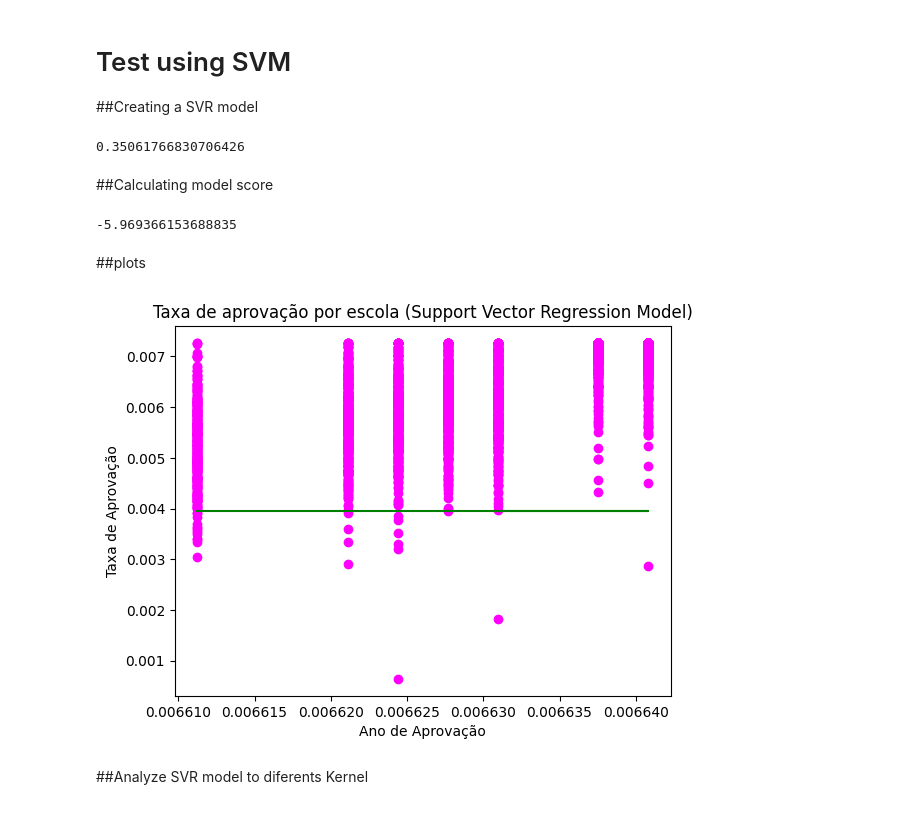
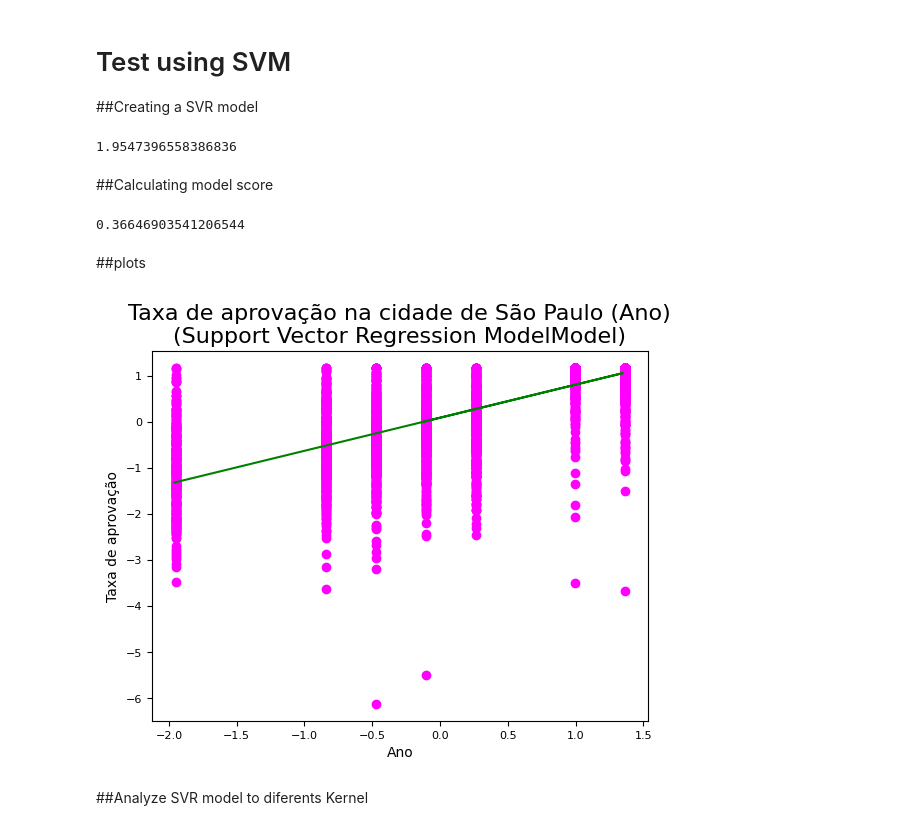
Before and after one commit to maiconspa/student-analysis, a Jupyter notebook: a3_ia.ipynb, the cells around one changed output. Cells and saved outputs as stored; diff of their text form; code cells hidden in the pictures.

Commit message:
graphic com comparative models

```diff
--- a/a3_ia.ipynb
+++ b/a3_ia.ipynb
@@ -355,31 +393,48 @@ plt.show()
 # %% [markdown]
 # Test using SVM
 ##Creating a SVR model
-# %%
-model_SVR = svm.SVR()
-model_SVR.fit(x_df_train,y_df_train)
-Y_pred = model_SVR.predict(x_df_test)
-
-print(mean_absolute_percentage_error(y_df_test, Y_pred))
-# %% [output]
-0.35061766830706426
+# %%
+model_SVR = svm.SVR(kernel="linear")
+sc_X = StandardScaler()
+sc_y = StandardScaler()
+
+# Dimensionando dados de treino
+X = sc_X.fit_transform(x_df_train)
+y = sc_y.fit_transform(y_df_train.reshape(-1, 1))
+model_SVR.fit(X, y)
+
+## Modelo de predição com dados de teste dimensionados
+X_test = sc_X.fit_transform(x_df_test)
+y_test = sc_y.fit_transform(y_df_test.reshape(-1, 1))
+Y_pred = model_SVR.predict(X_test)
+print(mean_absolute_percentage_error(y_test, Y_pred))
+
+## Modelo de predição com dados de teste NÃO dimensionados
+# Y_pred = model_SVR.predict(x_df_test)
+# print(mean_absolute_percentage_error(y_df_test, Y_pred))
+# %% [output]
+1.9547396558386836
 # %% [markdown]
 ##Calculating model score
-# %%
-model_SVR.score(x_df_test, y_df_test)
-# %% [output]
--5.969366153688835
+# %%
+## Score com dados de teste dimensionados
+model_SVR.score(X_test, y_test)
+
+## Score com dados de teste NÃO dimensionados
+# model_SVR.score(x_df_test, y_df_test)
+# %% [output]
+0.36646903541206544
 # %% [markdown]
 ##plots
 # %%
-plt.scatter(x_df_train, y_df_train, color = 'magenta')
-plt.plot(x_df_test, model_SVR.predict(x_df_test), color = 'green')
-plt.title('Taxa de aprovação por escola (Support Vector Regression Model)')
-plt.xlabel('Ano de Aprovação')
-plt.ylabel('Taxa de Aprovação')
+plt.scatter(X, y, color = 'magenta')
+plt.plot(X_test, model_SVR.predict(X_test), color = 'green')
+plt.title('Taxa de aprovação na cidade de São Paulo (Ano)\n(Support Vector Regression ModelModel)')
+plt.ylabel("Taxa de aprovação")
+plt.xlabel("Ano")
 plt.show()
 # %% [output]
-[figure, old version]
+[figure, new version]
 # %% [markdown]
 ##Analyze SVR model to diferents Kernel
 # %%
```
Also changed, not shown: parts of 27 cells of this notebook, 1 other file.
